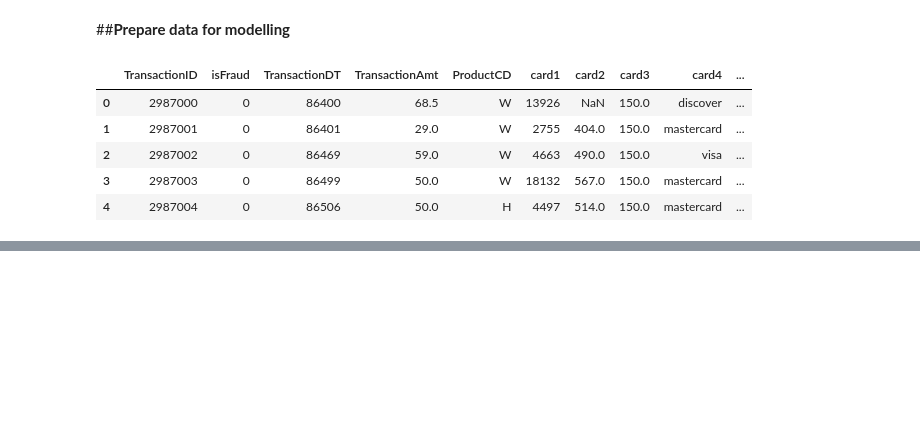
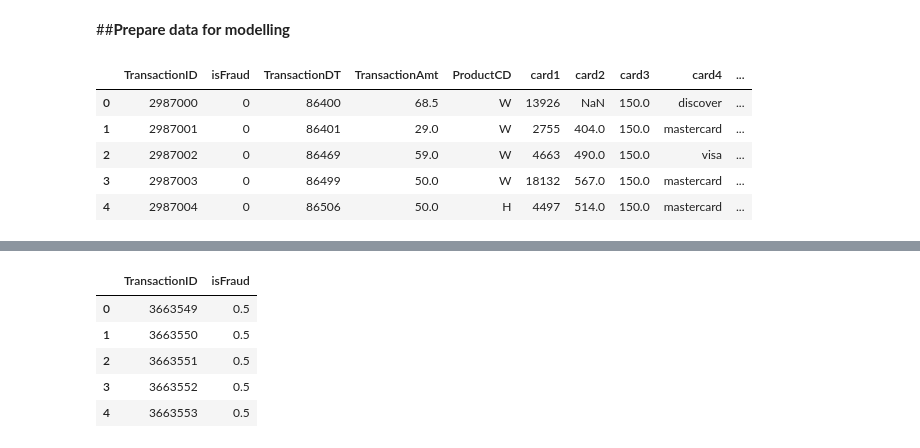
Before and after one commit to Nabuz/TVML, a Jupyter notebook: lez4/Fraud_Detection.ipynb, the cells around one changed output, grey strips where cells are left out. Cells and saved outputs as stored; diff of their text form; code cells hidden in the pictures; blank space fills up the shorter version.

```diff
--- a/lez4/Fraud_Detection.ipynb
+++ b/lez4/Fraud_Detection.ipynb
@@ -612,0 +886,11 @@ KeyboardInterrupt: ignored
+# %%
+#We convert train_transation.csv to dataframe
+df_example_sub = pd.read_csv(path/'sample_submission.csv')
+df_example_sub.head()
+# %% [output]
+|  | TransactionID | isFraud |
+| 0 | 3663549 | 0.5 |
+| 1 | 3663550 | 0.5 |
+| 2 | 3663551 | 0.5 |
+| 3 | 3663552 | 0.5 |
+| 4 | 3663553 | 0.5 |
```
Also changed, not shown: parts of 70 cells of this notebook.
